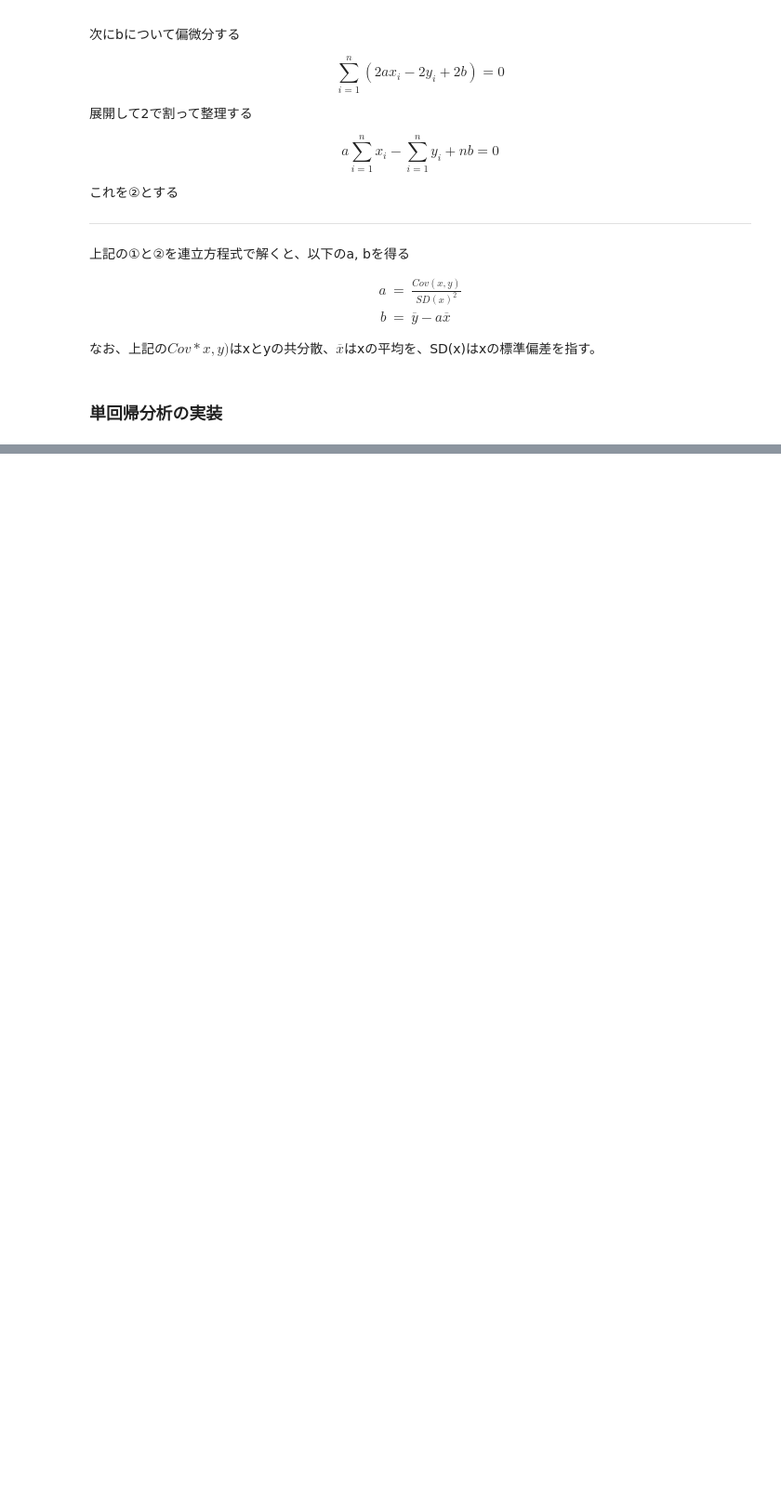
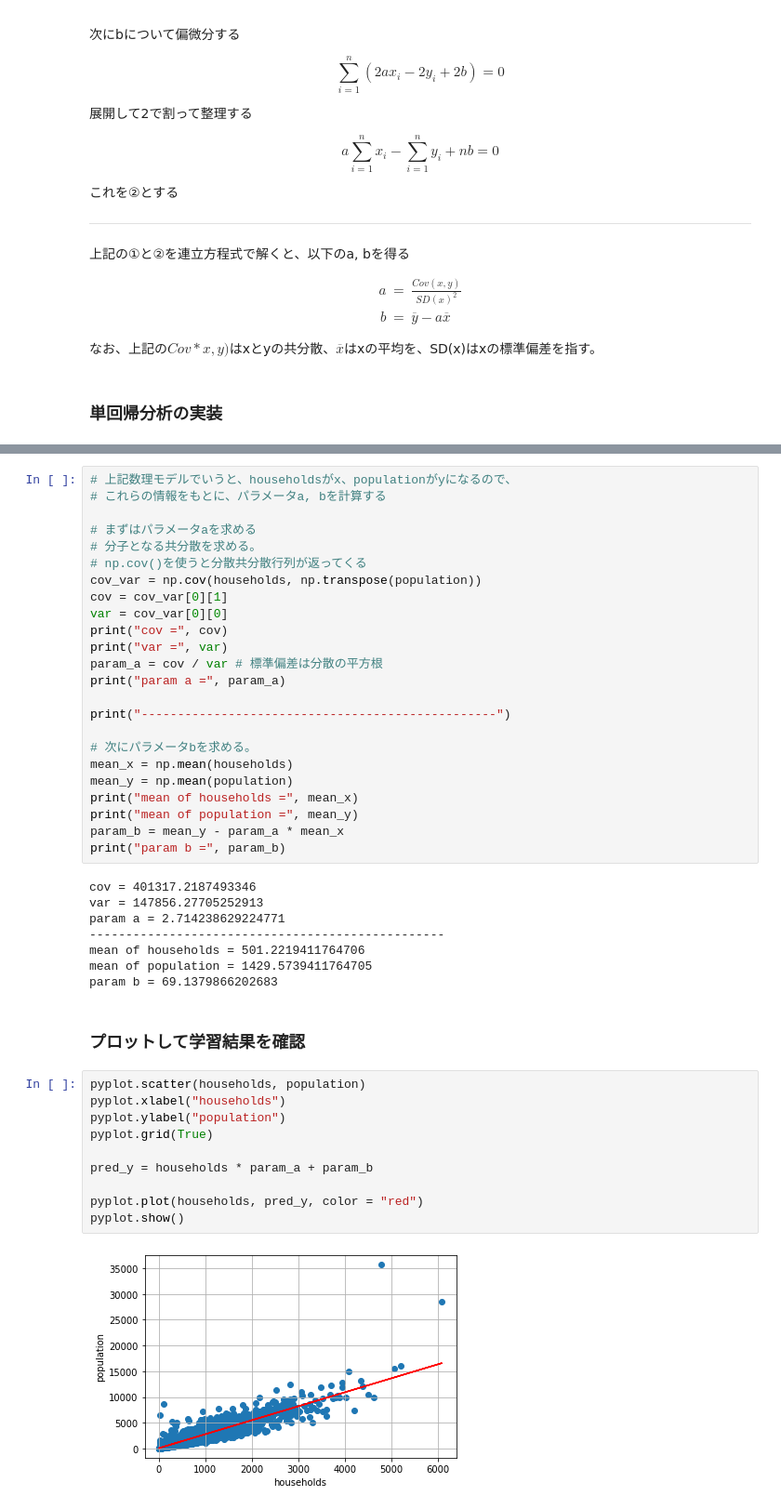
Before and after one commit to gitboku/statistics-practice, a Jupyter notebook: 統計分析を数式で理解する.ipynb, the cells around one changed output, grey strips where cells are left out. Shown at 93% size. Drawn from its saved outputs; the diff is of its cells as text; blank space fills up the shorter version.

```diff
--- a/統計分析を数式で理解する.ipynb
+++ b/統計分析を数式で理解する.ipynb
@@ -112,0 +148,46 @@ $$
+# %%
+# 上記数理モデルでいうと、householdsがx、populationがyになるので、
+# これらの情報をもとに、パラメータa, bを計算する
+
+# まずはパラメータaを求める
+# 分子となる共分散を求める。
+# np.cov()を使うと分散共分散行列が返ってくる
+cov_var = np.cov(households, np.transpose(population))
+cov = cov_var[0][1]
+var = cov_var[0][0]
+print("cov =", cov)
+print("var =", var)
+param_a = cov / var # 標準偏差は分散の平方根
+print("param a =", param_a)
+
+print("-------------------------------------------------")
+
+# 次にパラメータbを求める。
+mean_x = np.mean(households)
+mean_y = np.mean(population)
+print("mean of households =", mean_x)
+print("mean of population =", mean_y)
+param_b = mean_y - param_a * mean_x
+print("param b =", param_b)
+# %% [output]
+cov = 401317.2187493346
+var = 147856.27705252913
+param a = 2.714238629224771
+-------------------------------------------------
+mean of households = 501.2219411764706
+mean of population = 1429.5739411764705
+param b = 69.1379866202683
+# %% [markdown]
+### プロットして学習結果を確認
+# %%
+pyplot.scatter(households, population)
+pyplot.xlabel("households")
+pyplot.ylabel("population")
+pyplot.grid(True)
+
+pred_y = households * param_a + param_b
+
+pyplot.plot(households, pred_y, color = "red")
+pyplot.show()
+# %% [output]
+[figure, added]
```
Also changed, not shown: parts of 8 cells of this notebook.
